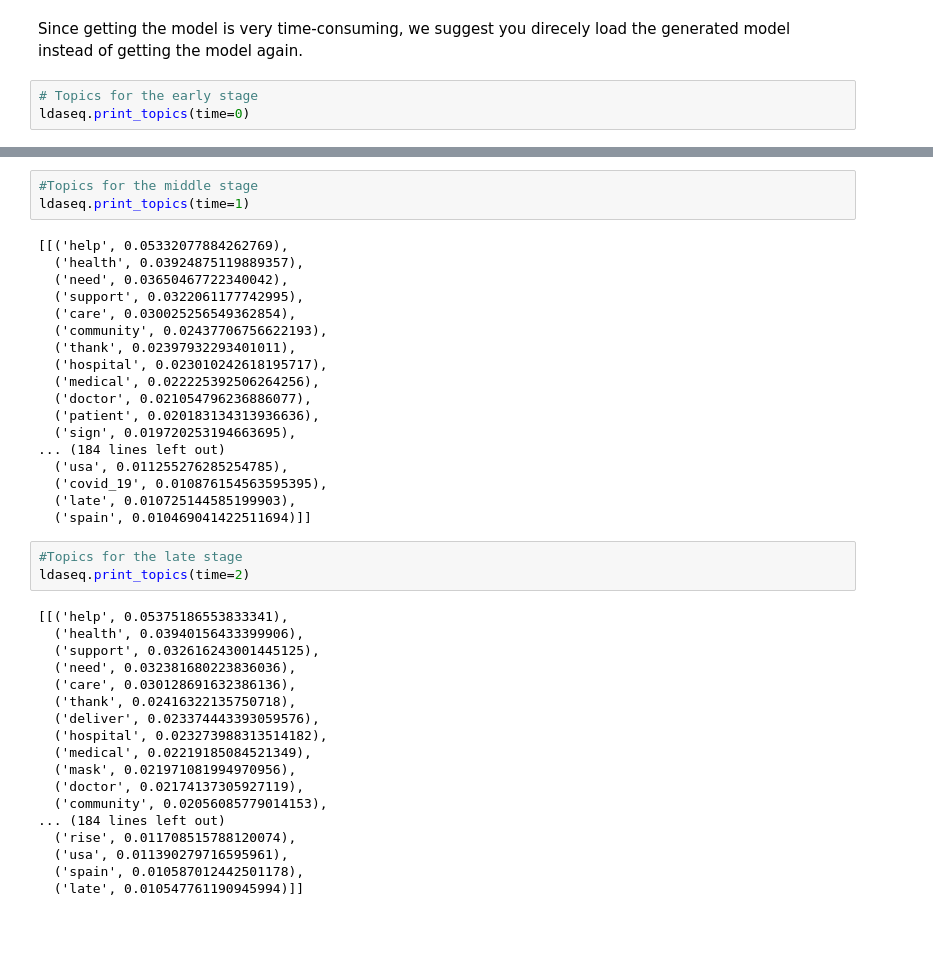
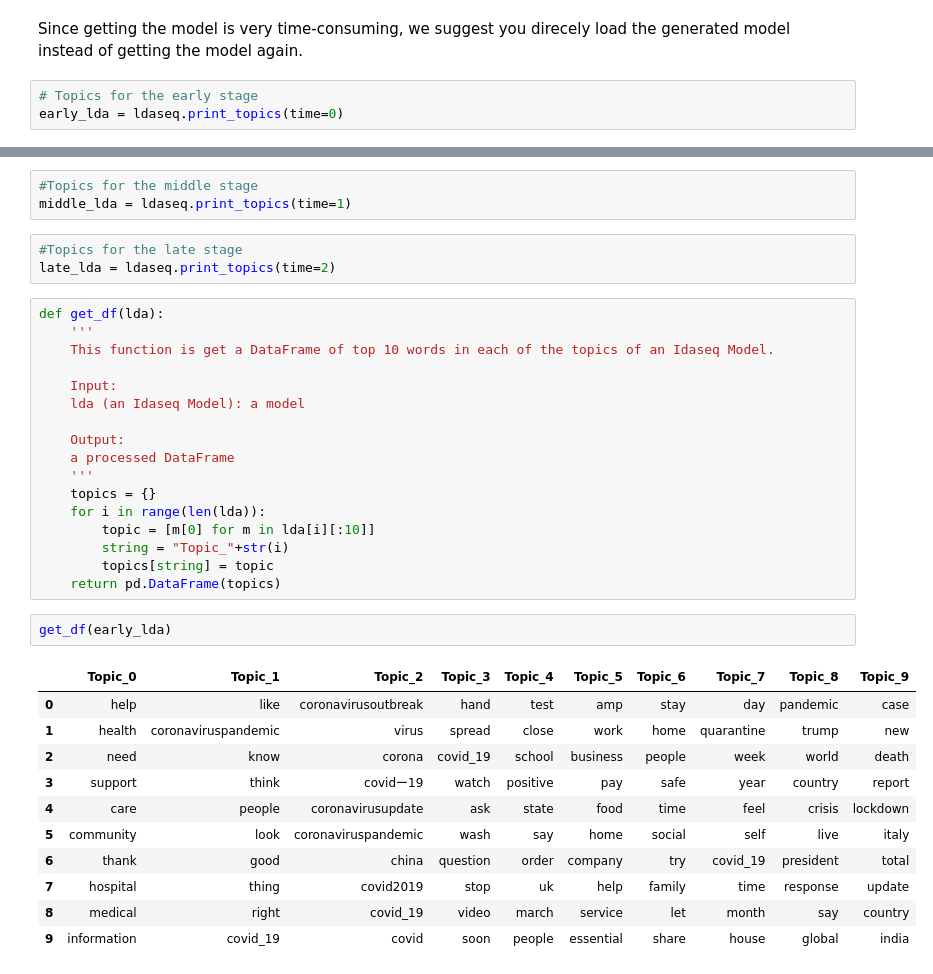
Before and after one commit to Yilun0221/CCA_Final_Project, a Jupyter notebook: Classification, Sentiment Analysis and Topic Modeling.ipynb, the cells around one changed output, grey strips where cells are left out. Drawn from its saved outputs; the diff is of its cells as text; blank space fills up the shorter version.

```diff
--- a/Classification, Sentiment Analysis and Topic Modeling.ipynb
+++ b/Classification, Sentiment Analysis and Topic Modeling.ipynb
@@ -1939,4 +1940,4 @@ ldaseq = ldaseqmodel.LdaSeqModel.load("ldaseqmodel")
 Since getting the model is very time-consuming, we suggest you direcely load the generated model instead of getting the model again.
 # %%
 # Topics for the early stage
-ldaseq.print_topics(time=0)
+early_lda = ldaseq.print_topics(time=0)
@@ -1961,42 +1944,37 @@ ldaseq.print_topics(time=0)
 # %%
 #Topics for the middle stage
-ldaseq.print_topics(time=1)
+middle_lda = ldaseq.print_topics(time=1)
-# %% [output]
-[[('help', 0.05332077884262769),
-  ('health', 0.03924875119889357),
-  ('need', 0.03650467722340042),
-  ('support', 0.0322061177742995),
-  ('care', 0.030025256549362854),
-  ('community', 0.02437706756622193),
-  ('thank', 0.02397932293401011),
-  ('hospital', 0.023010242618195717),
-  ('medical', 0.022225392506264256),
-  ('doctor', 0.021054796236886077),
-  ('patient', 0.020183134313936636),
-  ('sign', 0.019720253194663695),
-... (184 lines left out)
-  ('usa', 0.011255276285254785),
-  ('covid_19', 0.010876154563595395),
-  ('late', 0.010725144585199903),
-  ('spain', 0.010469041422511694)]]
 # %%
 #Topics for the late stage
-ldaseq.print_topics(time=2)
+late_lda = ldaseq.print_topics(time=2)
-# %% [output]
-[[('help', 0.05375186553833341),
-  ('health', 0.03940156433399906),
-  ('support', 0.032616243001445125),
-  ('need', 0.032381680223836036),
-  ('care', 0.030128691632386136),
-  ('thank', 0.02416322135750718),
-  ('deliver', 0.023374443393059576),
-  ('hospital', 0.023273988313514182),
-  ('medical', 0.02219185084521349),
-  ('mask', 0.021971081994970956),
-  ('doctor', 0.02174137305927119),
-  ('community', 0.02056085779014153),
-... (184 lines left out)
-  ('rise', 0.011708515788120074),
-  ('usa', 0.011390279716595961),
-  ('spain', 0.010587012442501178),
-  ('late', 0.010547761190945994)]]
+# %%
+def get_df(lda):
+    '''
+    This function is get a DataFrame of top 10 words in each of the topics of an Idaseq Model.
+
+    Input:
+    lda (an Idaseq Model): a model
+
+    Output:
+    a processed DataFrame
+    '''
+    topics = {}
+    for i in range(len(lda)):
+        topic = [m[0] for m in lda[i][:10]]
+        string = "Topic_"+str(i)
+        topics[string] = topic
+    return pd.DataFrame(topics)
+# %%
+get_df(early_lda)
+# %% [output]
+|  | Topic_0 | Topic_1 | Topic_2 | Topic_3 | Topic_4 | Topic_5 | Topic_6 | Topic_7 | Topic_8 | Topic_9 |
+| 0 | help | like | coronavirusoutbreak | hand | test | amp | stay | day | pandemic | case |
+| 1 | health | coronaviruspandemic | virus | spread | close | work | home | quarantine | trump | new |
+| 2 | need | know | corona | covid_19 | school | business | people | week | world | death |
+| 3 | support | think | covidー19 | watch | positive | pay | safe | year | country | report |
+| 4 | care | people | coronavirusupdate | ask | state | food | time | feel | crisis | lockdown |
+| 5 | community | look | coronaviruspandemic | wash | say | home | social | self | live | italy |
+| 6 | thank | good | china | question | order | company | try | covid_19 | president | total |
+| 7 | hospital | thing | covid2019 | stop | uk | help | family | time | response | update |
+| 8 | medical | right | covid_19 | video | march | service | let | month | say | country |
+| 9 | information | covid_19 | covid | soon | people | essential | share | house | global | india |
```
Also changed, not shown: parts of 66 cells of this notebook.
